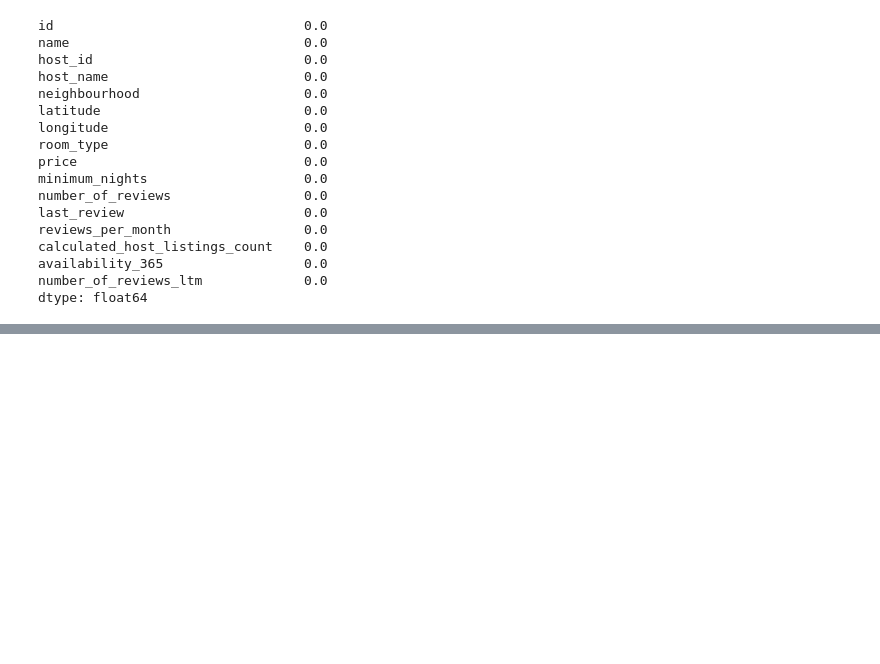
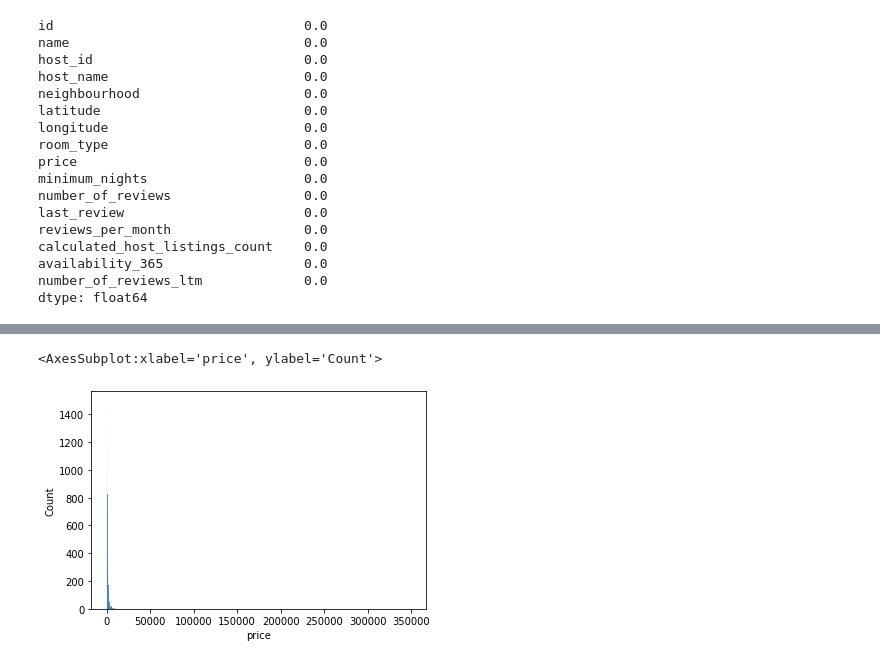
Before and after one commit to adrian-drifter/airbnb_eda_mex, a Jupyter notebook: notebooks/table_exploration.ipynb, the cells around one changed output, grey strips where cells are left out. Saved outputs shown, nothing was run; the diff lists cells and outputs as text; code cells hidden in the pictures; blank space fills up the shorter version.

```diff
--- a/notebooks/table_exploration.ipynb
+++ b/notebooks/table_exploration.ipynb
@@ -135,0 +251,5 @@ dtype: float64
+# %%
+sns.histplot(list_df['price'])
+# %% [output]
+<AxesSubplot:xlabel='price', ylabel='Count'>
+[figure, added]
```
Also changed, not shown: parts of 13 cells of this notebook.
